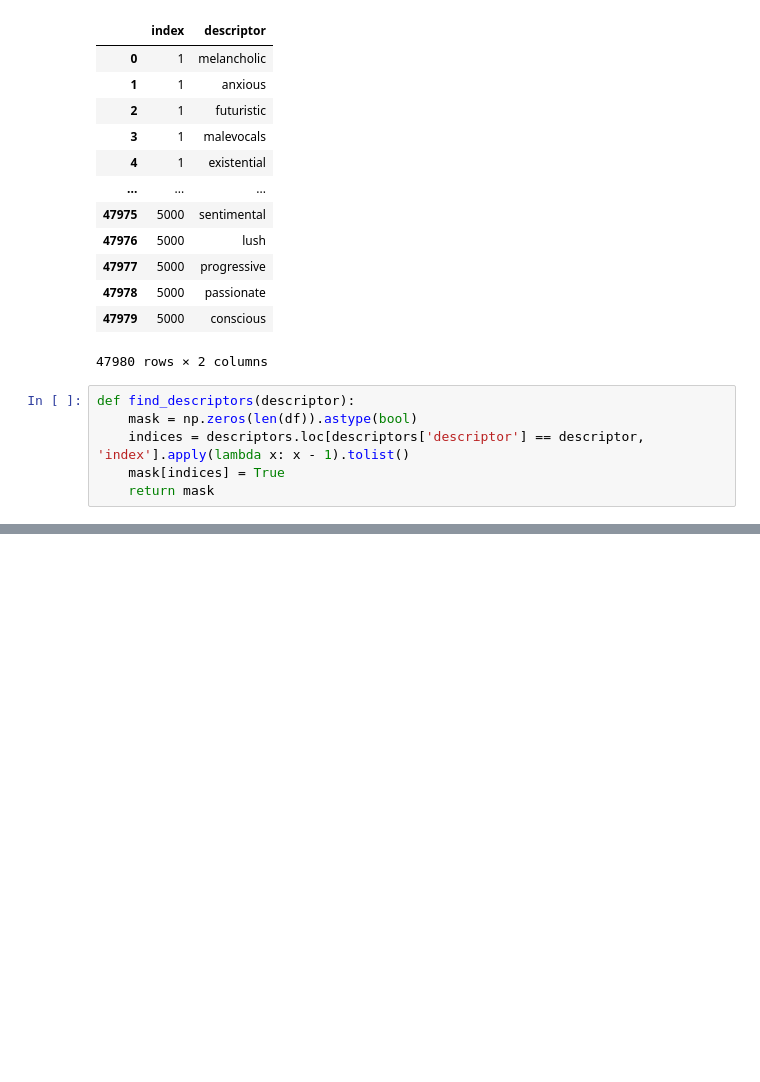
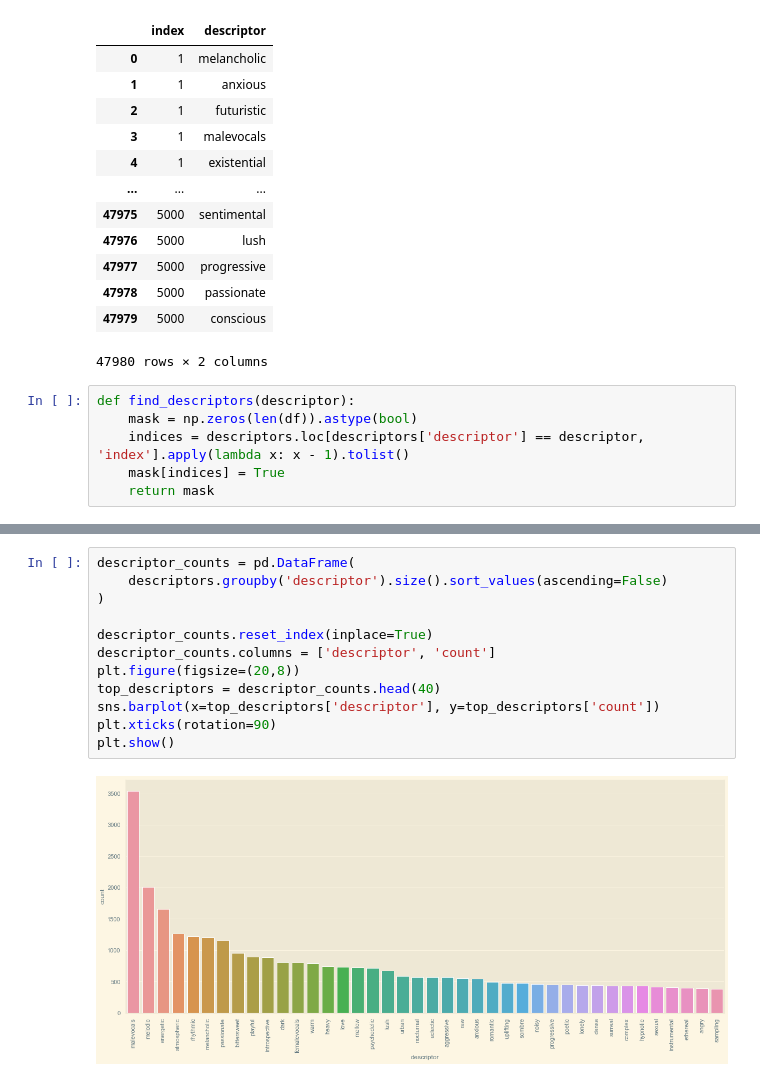
Before and after one commit to panierka/RymTop5000Albums, a Jupyter notebook: eda.ipynb, the cells around one changed output, grey strips where cells are left out. Drawn from its saved outputs; the diff is of its cells as text; blank space fills up the shorter version.

```diff
--- a/eda.ipynb
+++ b/eda.ipynb
@@ -542,3 +542,17 @@ df_g[find_descriptors('misanthropic')].head(10)
 | 210 | Soundtracks for the Blind | Swans | 1996-10-22 | album | [Experimental Rock, Post-Rock, Ex... | [sombre, atmospheric, ominous, da... | 4.12 | 18602 | ... |
 | 233 | The Marshall Mathers LP | Eminem | 2000-05-23 | album | [Hardcore Hip Hop, Horrorcore] | [vulgar, hateful, misanthropic, s... | 3.66 | 17698 | ... |
 | 243 | Government Plates | Death Grips | 2013-11-13 | album | [Industrial Hip Hop, Abstract Hip... | [manic, cryptic, futuristic, aggr... | 3.39 | 17344 | ... |
+# %%
+descriptor_counts = pd.DataFrame(
+    descriptors.groupby('descriptor').size().sort_values(ascending=False)
+)
+
+descriptor_counts.reset_index(inplace=True)
+descriptor_counts.columns = ['descriptor', 'count']
+plt.figure(figsize=(20,8))
+top_descriptors = descriptor_counts.head(40)
+sns.barplot(x=top_descriptors['descriptor'], y=top_descriptors['count'])
+plt.xticks(rotation=90)
+plt.show()
+# %% [output]
+[figure, added]
```
Also changed, not shown: parts of 15 cells of this notebook, 1 other file.
